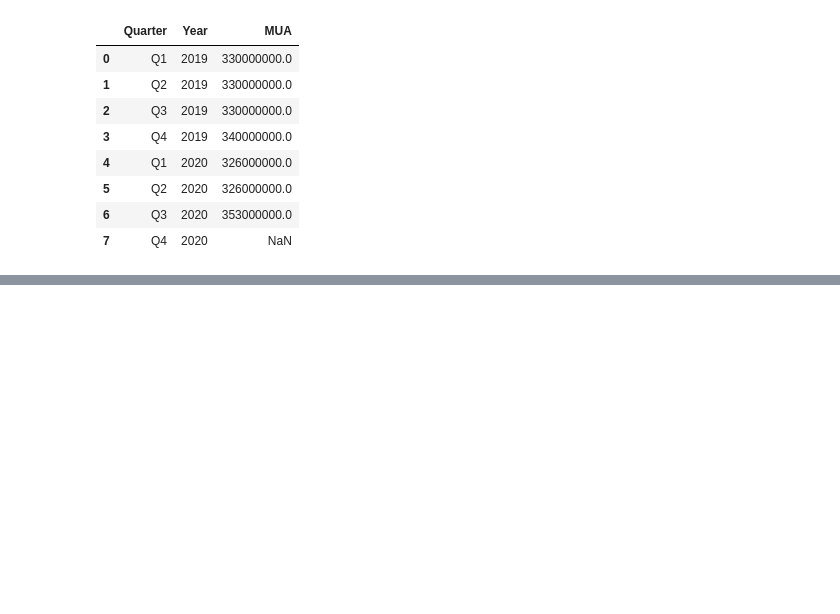
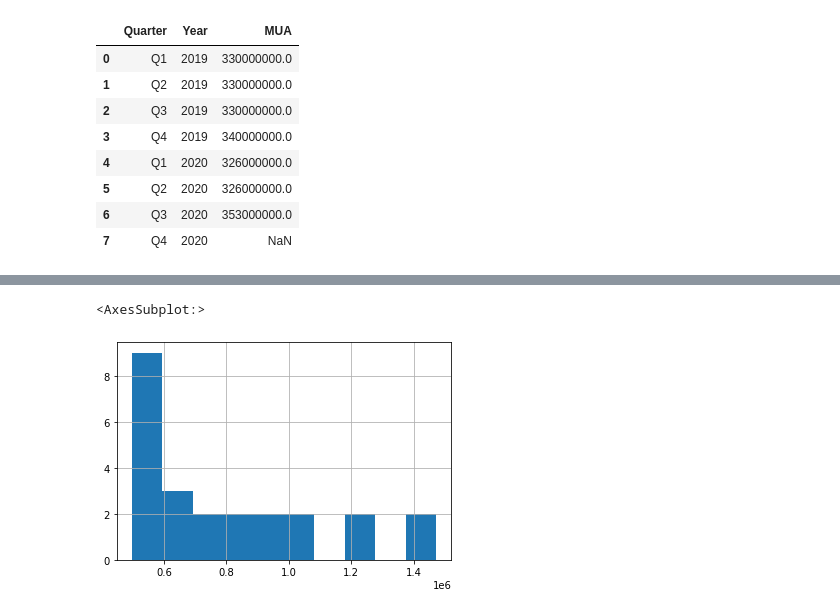
Before and after one commit to c5k1m/COGS108_Bitcoin_Data_Project, a Jupyter notebook: DataCheckpoint_group009.ipynb, the cells around one changed output, grey strips where cells are left out. Cells and saved outputs as stored; diff of their text form; code cells hidden in the pictures; blank space fills up the shorter version.

```diff
--- a/DataCheckpoint_group009.ipynb
+++ b/DataCheckpoint_group009.ipynb
@@ -320,0 +345,4 @@ plt.legend()
+# %%
+tweets_monthly = tweets_2019_2020 .groupby([tweets_2019_2020 ['DateTimeGroup'].dt.year, tweets_2019_2020 ['DateTimeGroup'].dt.month]).agg({'BTC - Tweets': sum})
+tweets_monthly= tweets_monthly.iloc[1: , :]
+tweets_monthly
@@ -320,0 +368,5 @@ plt.legend()
+# %%
+tweets_monthly['BTC - Tweets'].hist()
+# %% [output]
+<AxesSubplot:>
+[figure, added]
```
Also changed, not shown: parts of 12 cells of this notebook, 1 other file.
